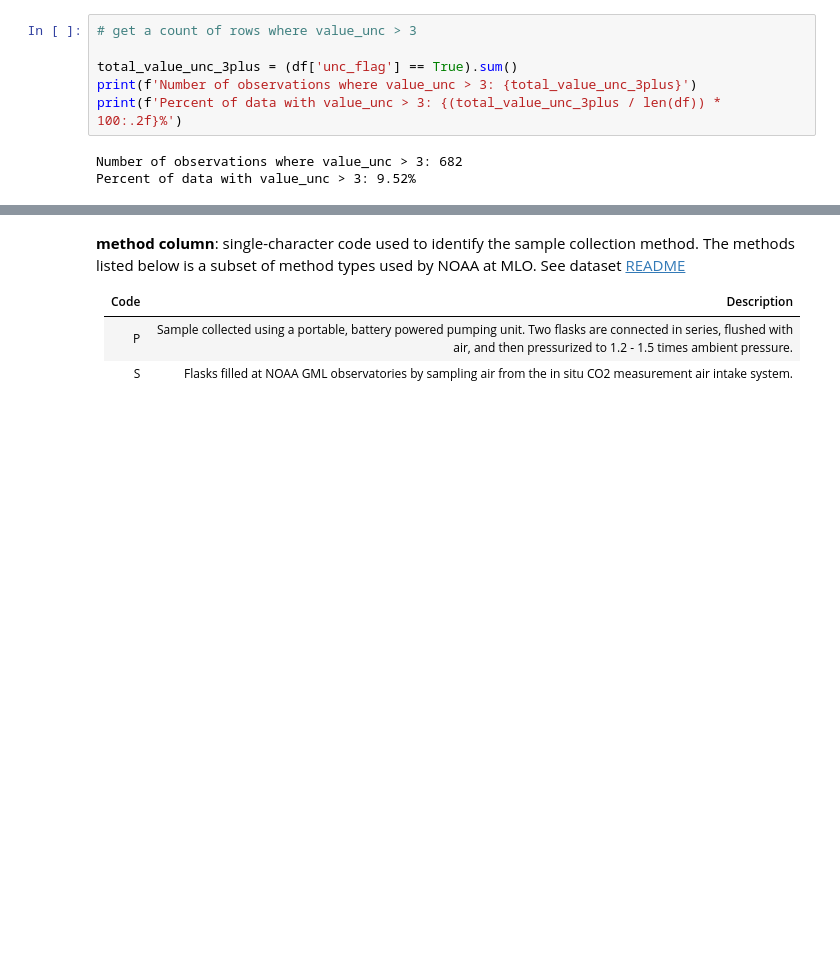
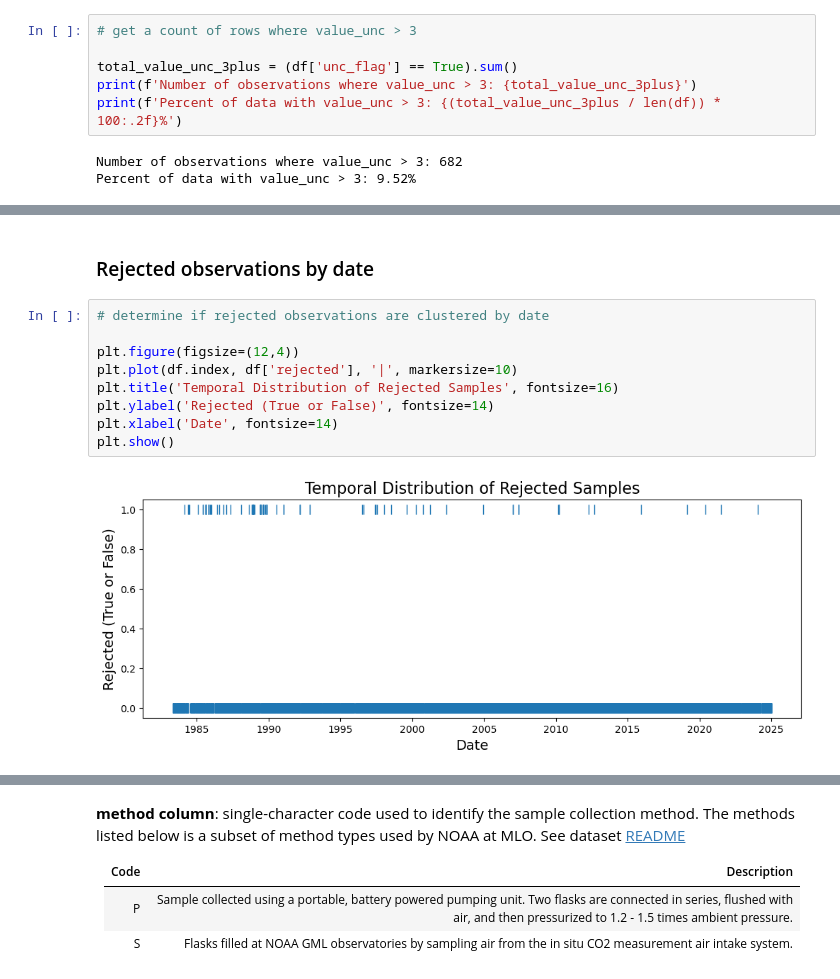
Before and after one commit to apl888/greenhouse-gas-forecasting, a Jupyter notebook: notebooks/2_ch4_eda.ipynb, the cells around one changed output, grey strips where cells are left out. Drawn from its saved outputs; the diff is of its cells as text; blank space fills up the shorter version.

```diff
--- a/notebooks/2_ch4_eda.ipynb
+++ b/notebooks/2_ch4_eda.ipynb
@@ -167,0 +255,13 @@ Number of value_unc = -999.999: 22
+# %% [markdown]
+### Rejected observations by date
+# %%
+# determine if rejected observations are clustered by date
+
+plt.figure(figsize=(12,4))
+plt.plot(df.index, df['rejected'], '|', markersize=10)
+plt.title('Temporal Distribution of Rejected Samples', fontsize=16)
+plt.ylabel('Rejected (True or False)', fontsize=14)
+plt.xlabel('Date', fontsize=14)
+plt.show()
+# %% [output]
+[figure, added]
```
Also changed, not shown: parts of 41 cells of this notebook.
